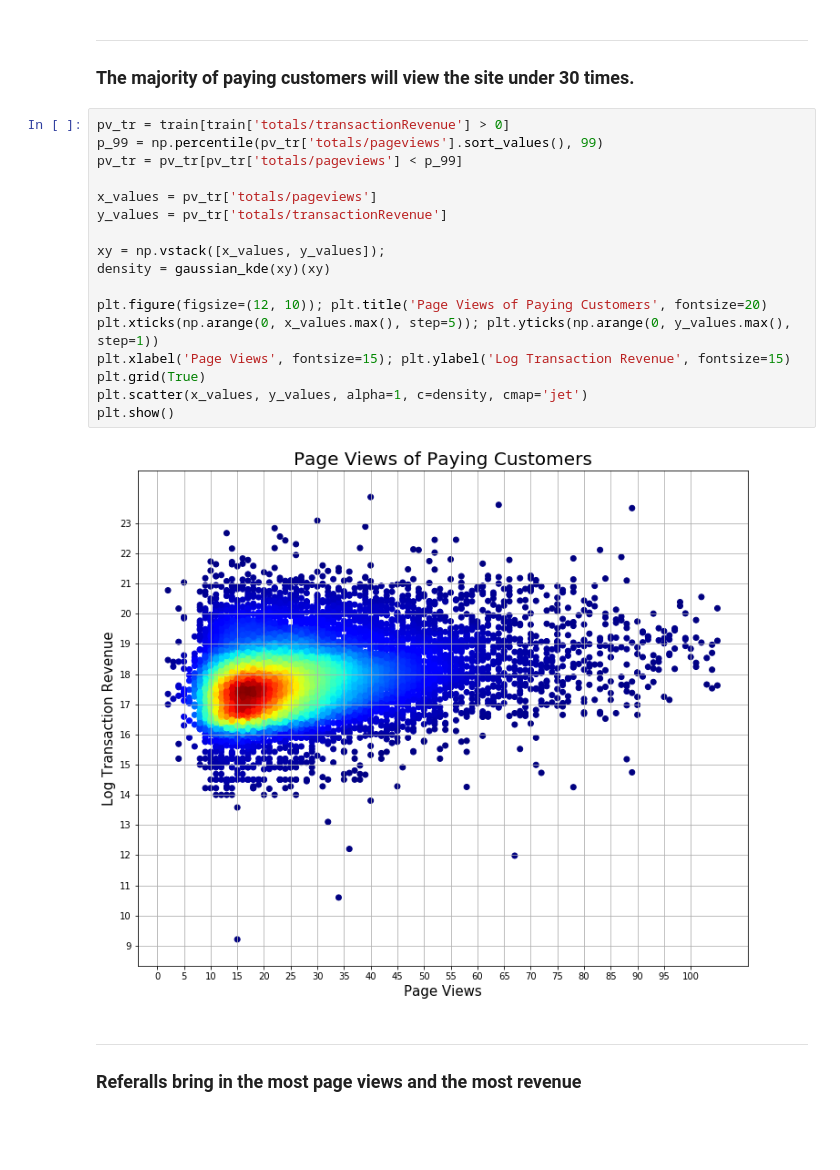
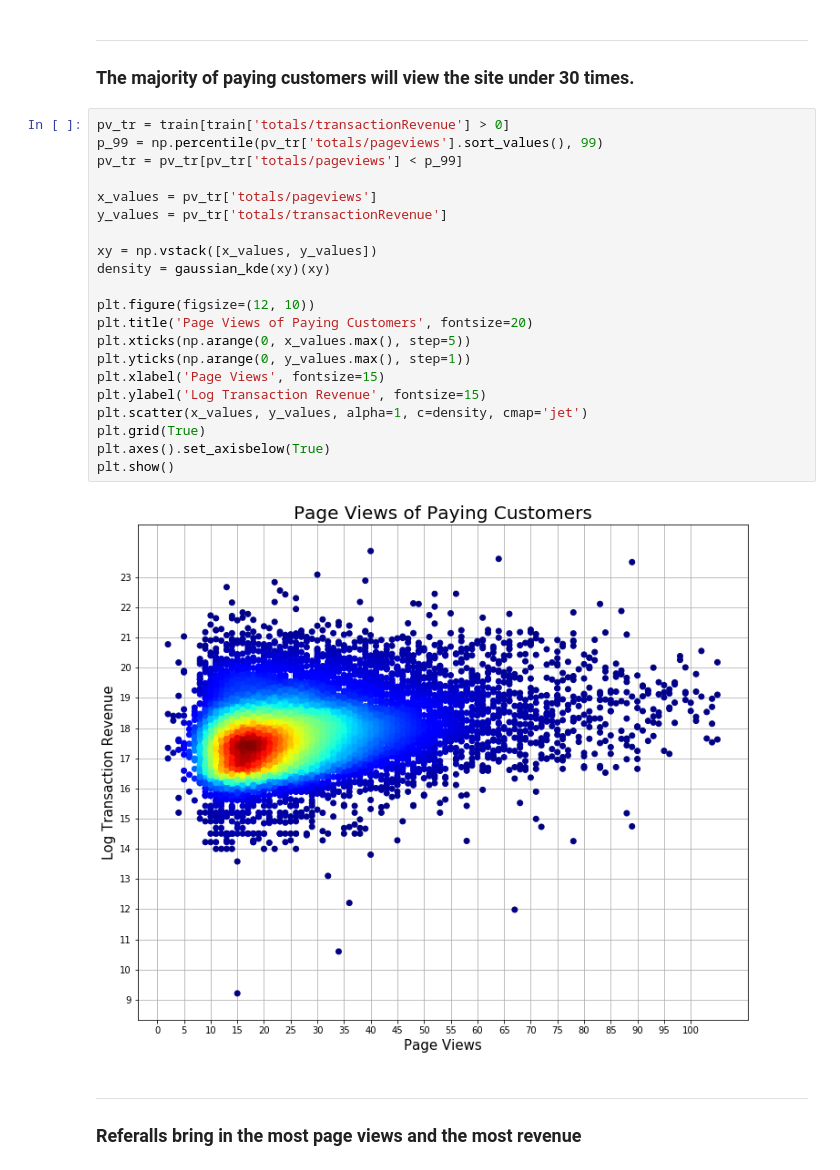
Before and after one commit to milto-github/kaggle-google-analytics, a Jupyter notebook: main_notebook.ipynb, the cells around one changed output. Drawn from its saved outputs; the diff is of its cells as text; blank space fills up the shorter version.

```diff
--- a/main_notebook.ipynb
+++ b/main_notebook.ipynb
@@ -354,22 +354,26 @@ Name: totals/transactionRevenue, dtype: float64
 # %%
 pv_tr = train[train['totals/transactionRevenue'] > 0]
 p_99 = np.percentile(pv_tr['totals/pageviews'].sort_values(), 99)
 pv_tr = pv_tr[pv_tr['totals/pageviews'] < p_99]
 
 x_values = pv_tr['totals/pageviews']
 y_values = pv_tr['totals/transactionRevenue']
 
-xy = np.vstack([x_values, y_values]);
+xy = np.vstack([x_values, y_values])
 density = gaussian_kde(xy)(xy)
 
-plt.figure(figsize=(12, 10)); plt.title('Page Views of Paying Customers', fontsize=20)
-plt.xticks(np.arange(0, x_values.max(), step=5)); plt.yticks(np.arange(0, y_values.max(), step=1))
-plt.xlabel('Page Views', fontsize=15); plt.ylabel('Log Transaction Revenue', fontsize=15)
+plt.figure(figsize=(12, 10))
+plt.title('Page Views of Paying Customers', fontsize=20)
+plt.xticks(np.arange(0, x_values.max(), step=5))
+plt.yticks(np.arange(0, y_values.max(), step=1))
+plt.xlabel('Page Views', fontsize=15)
+plt.ylabel('Log Transaction Revenue', fontsize=15)
+plt.scatter(x_values, y_values, alpha=1, c=density, cmap='jet')
 plt.grid(True)
-plt.scatter(x_values, y_values, alpha=1, c=density, cmap='jet')
+plt.axes().set_axisbelow(True)
 plt.show()
 # %% [output]
-[figure, old version]
+[figure, new version]
 # %% [markdown]
 ---
 ### Referalls bring in the most page views and the most revenue
```
